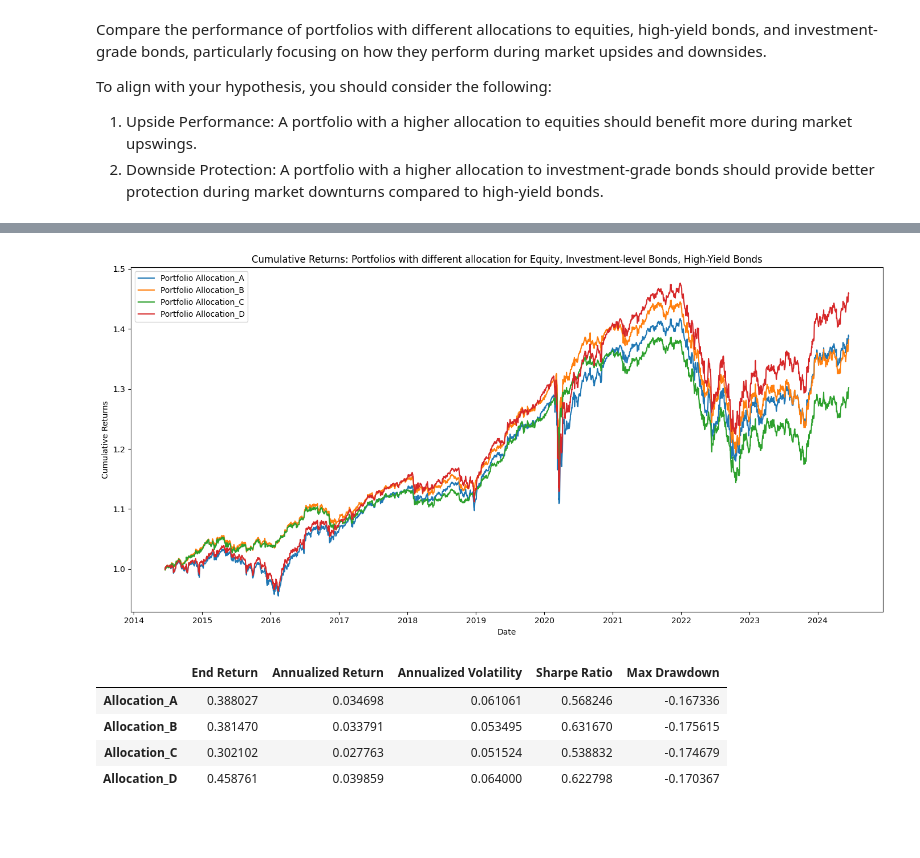
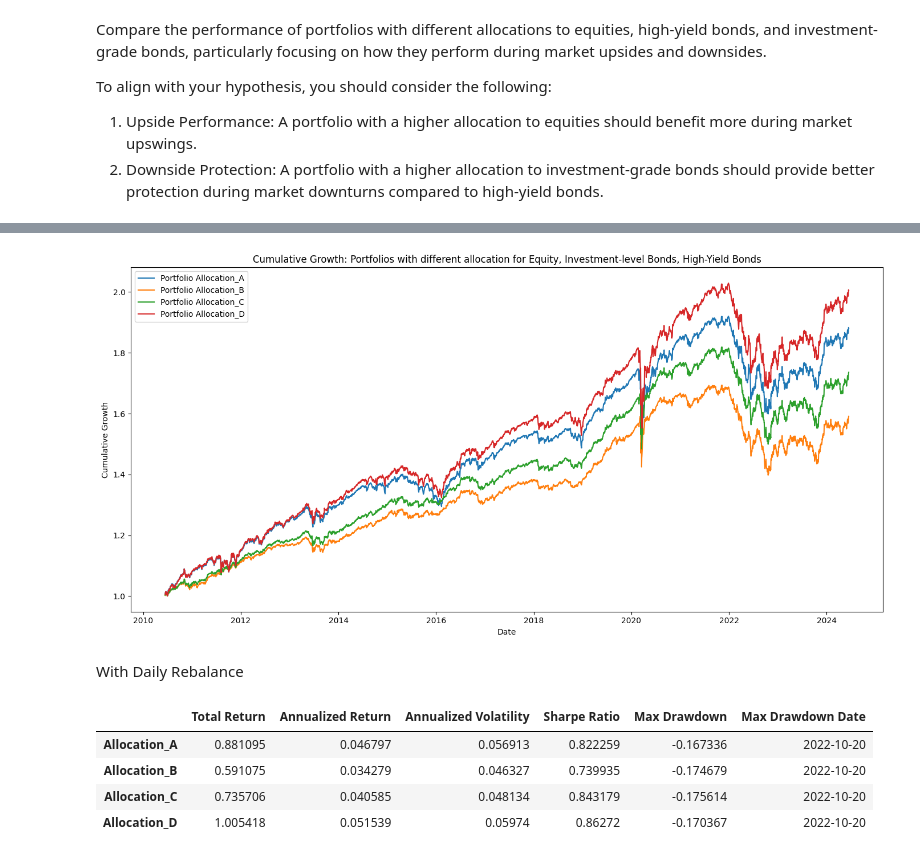
Before and after one commit to XiaozheZhangLehigh/Evaluating-the-Role-of-High-Yield-Bonds, a Jupyter notebook: code.ipynb, the cells around one changed output, grey strips where cells are left out. Drawn from its saved outputs; the diff is of its cells as text; code cells hidden in the pictures; blank space fills up the shorter version.

```diff
--- a/code.ipynb
+++ b/code.ipynb
@@ -255,0 +363,24 @@ allocations_df
+# %%
+def calculate_performance_metrics(cumulative_product):
+    end_return = cumulative_product.iloc[-1] - 1
+    daily_returns = cumulative_product.pct_change().dropna()
+    annualized_return = np.mean(daily_returns) * 252
+    annualized_volatility = np.std(daily_returns) * np.sqrt(252)
+    sharpe_ratio = annualized_return / annualized_volatility
+    running_max = cumulative_product.cummax()
+    drawdown = (cumulative_product - running_max) / running_max
+    max_drawdown = drawdown.min()
+    max_drawdown_date = drawdown.idxmin().strftime("%Y-%m-%d")
+
+    return end_return, annualized_return, annualized_volatility, sharpe_ratio, max_drawdown, max_drawdown_date
+# %%
+# Iterate over each allocation's returns and calculate performance metrics
+performance_metrics = {}
+for allocation_name, returns in buy_hold_dict.items():
+    performance_metrics[allocation_name] = calculate_performance_metrics(returns)
+
+# Convert the performance metrics dictionary to a DataFrame
+performance_df = pd.DataFrame(performance_metrics, index=['Total Return', 'Annualized Return', 'Annualized Volatility', 'Sharpe Ratio', 'Max Drawdown', 'Max Drawdown Date']).T
+
+# Print the DataFrame
+performance_df
@@ -314,10 +454,12 @@ allocations_df
 # %%
+# this basically daily rebalancing, fixed allocation
+
 def backtest_portfolios(allocations_df, backtest_start_date, backtest_end_date):
     import pandas as pd
     import numpy as np
     import matplotlib.pyplot as plt
 
-    cumulative_returns_dict = {}
+    cumulative_product_dict = {}
     portfolio_daily_returns_dict = {}
 
     for allocation_name in allocations_df.columns[2:]:  # Skip 'Asset' and 'ETFs' columns
@@ -347,30 +489,30 @@ def backtest_portfolios(allocations_df, backtest_start_date, backtest_end_date):
         )
 
         # Compute cumulative returns
-        portfolio_cumulative_returns = (1 + portfolio_daily_returns).cumprod()
-        cumulative_returns_dict[allocation_name] = portfolio_cumulative_returns
+        portfolio_cumulative_product = (1 + portfolio_daily_returns).cumprod()
+        cumulative_product_dict[allocation_name] = portfolio_cumulative_product
 
         portfolio_daily_returns_dict[allocation_name] = portfolio_daily_returns
 
 
     # Plot all cumulative returns on the same plot
     plt.figure(figsize=(14, 7))
-    for allocation_name, cumulative_returns in cumulative_returns_dict.items():
-        plt.plot(combined_index, cumulative_returns, label=f'Portfolio {allocation_name}')
-    plt.title('Cumulative Returns: Portfolios with different allocation for Equity, Investment-level Bonds, High-Yield Bonds')
+    for allocation_name, cumulative_product in cumulative_product_dict.items():
+        plt.plot(combined_index, cumulative_product, label=f'Portfolio {allocation_name}')
+    plt.title('Cumulative Growth: Portfolios with different allocation for Equity, Investment-level Bonds, High-Yield Bonds')
     plt.xlabel('Date')
-    plt.ylabel('Cumulative Returns')
+    plt.ylabel('Cumulative Growth')
     plt.legend()
     plt.tight_layout()
     plt.show()
 
-    return  portfolio_daily_returns_dict #cumulative_returns_dict
+    return  portfolio_daily_returns_dict
 # %%
 # Call the function and print the results
-start_date = '2014-06-16'
-end_date = '2024-06-14'
 portfolio_daily_returns_dict = backtest_portfolios(allocations_df, start_date, end_date)
 # %% [output]
-[figure, old version]
+[figure, new version]
+# %% [markdown]
+With Daily Rebalance
 # %%
 def calculate_performance_metrics(returns):
@@ -391,13 +534,13 @@ for allocation_name, returns in portfolio_daily_returns_dict.items():
     performance_metrics[allocation_name] = calculate_performance_metrics(returns)
 
 # Convert the performance metrics dictionary to a DataFrame
-performance_df = pd.DataFrame(performance_metrics, index=['End Return', 'Annualized Return', 'Annualized Volatility', 'Sharpe Ratio', 'Max Drawdown']).T
+performance_df = pd.DataFrame(performance_metrics, index=['Total Return', 'Annualized Return', 'Annualized Volatility', 'Sharpe Ratio', 'Max Drawdown', 'Max Drawdown Date']).T
 
 # Print the DataFrame
 performance_df
 # %% [output]
-|  | End Return | Annualized Return | Annualized Volatility | Sharpe Ratio | Max Drawdown |
-| Allocation_A | 0.388027 | 0.034698 | 0.061061 | 0.568246 | -0.167336 |
-| Allocation_B | 0.381470 | 0.033791 | 0.053495 | 0.631670 | -0.175615 |
-| Allocation_C | 0.302102 | 0.027763 | 0.051524 | 0.538832 | -0.174679 |
-| Allocation_D | 0.458761 | 0.039859 | 0.064000 | 0.622798 | -0.170367 |
+|  | Total Return | Annualized Return | Annualized Volatility | Sharpe Ratio | Max Drawdown | Max Drawdown Date |
+| Allocation_A | 0.881095 | 0.046797 | 0.056913 | 0.822259 | -0.167336 | 2022-10-20 |
+| Allocation_B | 0.591075 | 0.034279 | 0.046327 | 0.739935 | -0.174679 | 2022-10-20 |
+| Allocation_C | 0.735706 | 0.040585 | 0.048134 | 0.843179 | -0.175614 | 2022-10-20 |
+| Allocation_D | 1.005418 | 0.051539 | 0.05974 | 0.86272 | -0.170367 | 2022-10-20 |
```
Also changed, not shown: parts of 45 cells of this notebook, 4 other files.
